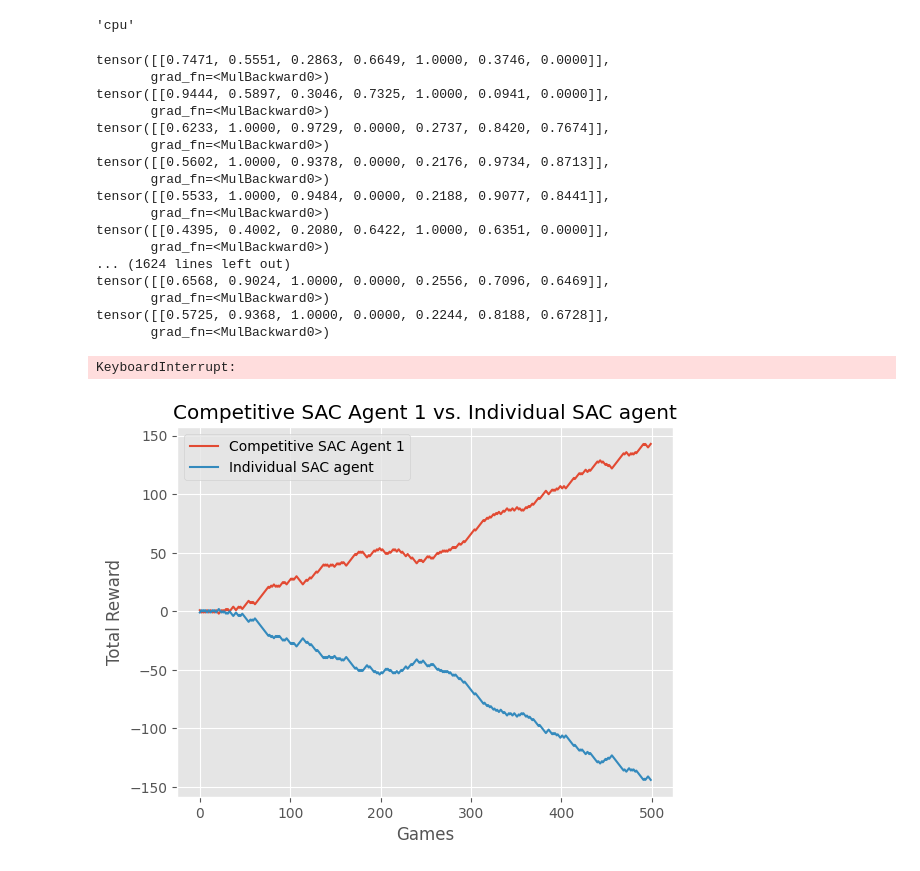
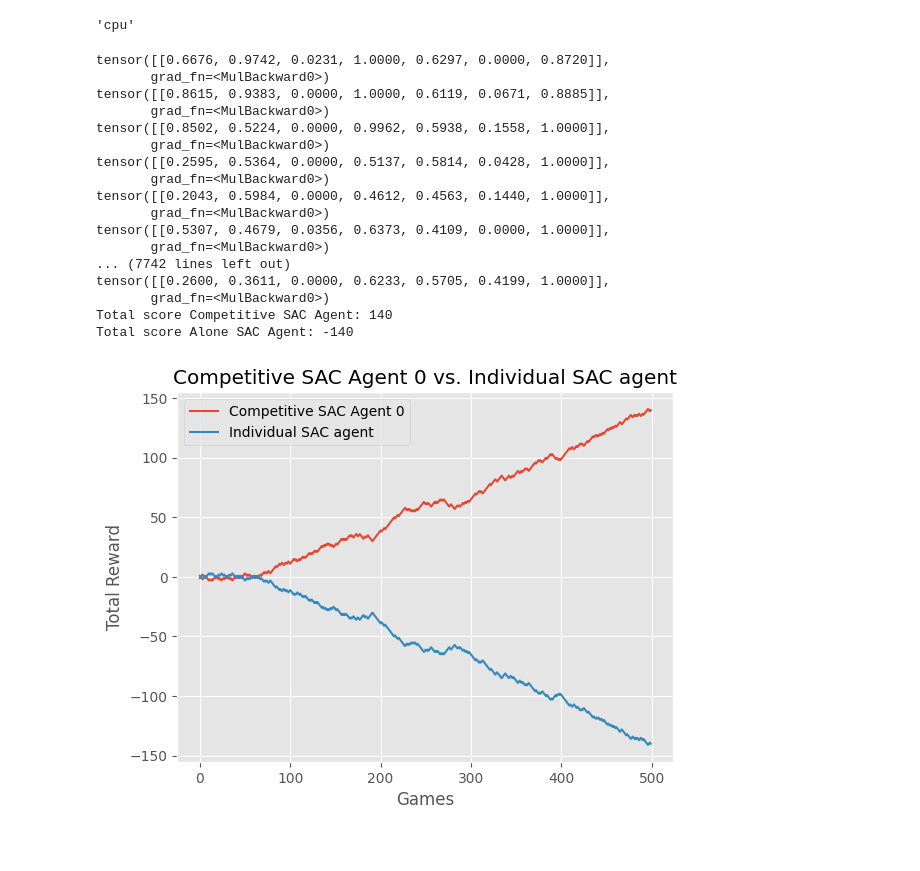
Before and after one commit to Jorge-E-Guerrero/Connect-4-SAC-Prototype, a Jupyter notebook: Final Match.ipynb, the cells around one changed output. Saved outputs shown, nothing was run; the diff lists cells and outputs as text; code cells hidden in the pictures.

```diff
--- a/Final Match.ipynb
+++ b/Final Match.ipynb
@@ -22,8 +22,8 @@ device.type
 # %% [output]
 'cpu'
 # %%
-env = connect_four_v3.env(render_mode="human")
-#env = connect_four_v3.env()
+#env = connect_four_v3.env(render_mode="human")
+env = connect_four_v3.env()
 env.reset()
 
 
@@ -283,7 +283,7 @@ for episode in range(num_episodes):
             state, reward, termination, truncation, info = env.last()
 
             if(agent == "player_0"):
-                action = sac_agent_1.choose_action(agent,state,env)
+                action = sac_agent_0.choose_action(agent,state,env)
             else:
                 action = sac_agent_a.choose_action(agent,state,env)
 
@@ -334,35 +334,34 @@ for episode in range(num_episodes):
 print("Total score Competitive SAC Agent: " + str(total_reward_player_0))
 print("Total score Alone SAC Agent: " + str(total_reward_player_a))
 # %% [output]
-tensor([[0.7471, 0.5551, 0.2863, 0.6649, 1.0000, 0.3746, 0.0000]],
+tensor([[0.6676, 0.9742, 0.0231, 1.0000, 0.6297, 0.0000, 0.8720]],
        grad_fn=<MulBackward0>)
-tensor([[0.9444, 0.5897, 0.3046, 0.7325, 1.0000, 0.0941, 0.0000]],
+tensor([[0.8615, 0.9383, 0.0000, 1.0000, 0.6119, 0.0671, 0.8885]],
        grad_fn=<MulBackward0>)
-tensor([[0.6233, 1.0000, 0.9729, 0.0000, 0.2737, 0.8420, 0.7674]],
+tensor([[0.8502, 0.5224, 0.0000, 0.9962, 0.5938, 0.1558, 1.0000]],
        grad_fn=<MulBackward0>)
-tensor([[0.5602, 1.0000, 0.9378, 0.0000, 0.2176, 0.9734, 0.8713]],
+tensor([[0.2595, 0.5364, 0.0000, 0.5137, 0.5814, 0.0428, 1.0000]],
        grad_fn=<MulBackward0>)
-tensor([[0.5533, 1.0000, 0.9484, 0.0000, 0.2188, 0.9077, 0.8441]],
+tensor([[0.2043, 0.5984, 0.0000, 0.4612, 0.4563, 0.1440, 1.0000]],
        grad_fn=<MulBackward0>)
-tensor([[0.4395, 0.4002, 0.2080, 0.6422, 1.0000, 0.6351, 0.0000]],
+tensor([[0.5307, 0.4679, 0.0356, 0.6373, 0.4109, 0.0000, 1.0000]],
        grad_fn=<MulBackward0>)
-... (1624 lines left out)
-tensor([[0.6568, 0.9024, 1.0000, 0.0000, 0.2556, 0.7096, 0.6469]],
+... (7742 lines left out)
+tensor([[0.2600, 0.3611, 0.0000, 0.6233, 0.5705, 0.4199, 1.0000]],
        grad_fn=<MulBackward0>)
-tensor([[0.5725, 0.9368, 1.0000, 0.0000, 0.2244, 0.8188, 0.6728]],
-       grad_fn=<MulBackward0>)
+Total score Competitive SAC Agent: 140
+Total score Alone SAC Agent: -140
-KeyboardInterrupt:
 # %%
-plt.title("Competitive SAC Agent 1 vs. Individual SAC agent")
+plt.title("Competitive SAC Agent 0 vs. Individual SAC agent")
 
 plt.ylabel("Total Reward")
 plt.xlabel("Games")
 
 plt.style.use("ggplot")
-plt.plot(agent_0_score, label="Competitive SAC Agent 1")
+plt.plot(agent_0_score, label="Competitive SAC Agent 0")
 plt.plot(agent_a_score, label="Individual SAC agent")
 
 plt.legend()
 plt.show()
 # %% [output]
-[figure, old version]
+[figure, new version]
```
Also changed, not shown: parts of 2 cells of this notebook, 5 other files.
